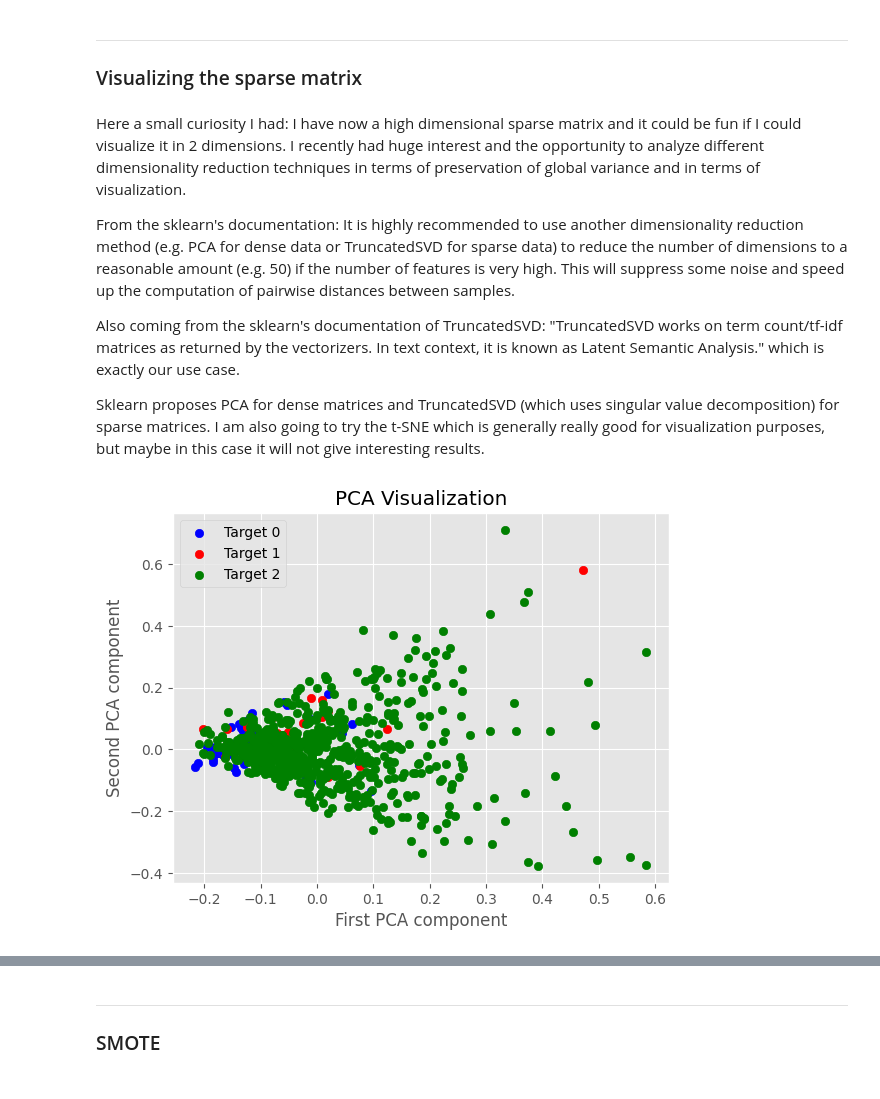
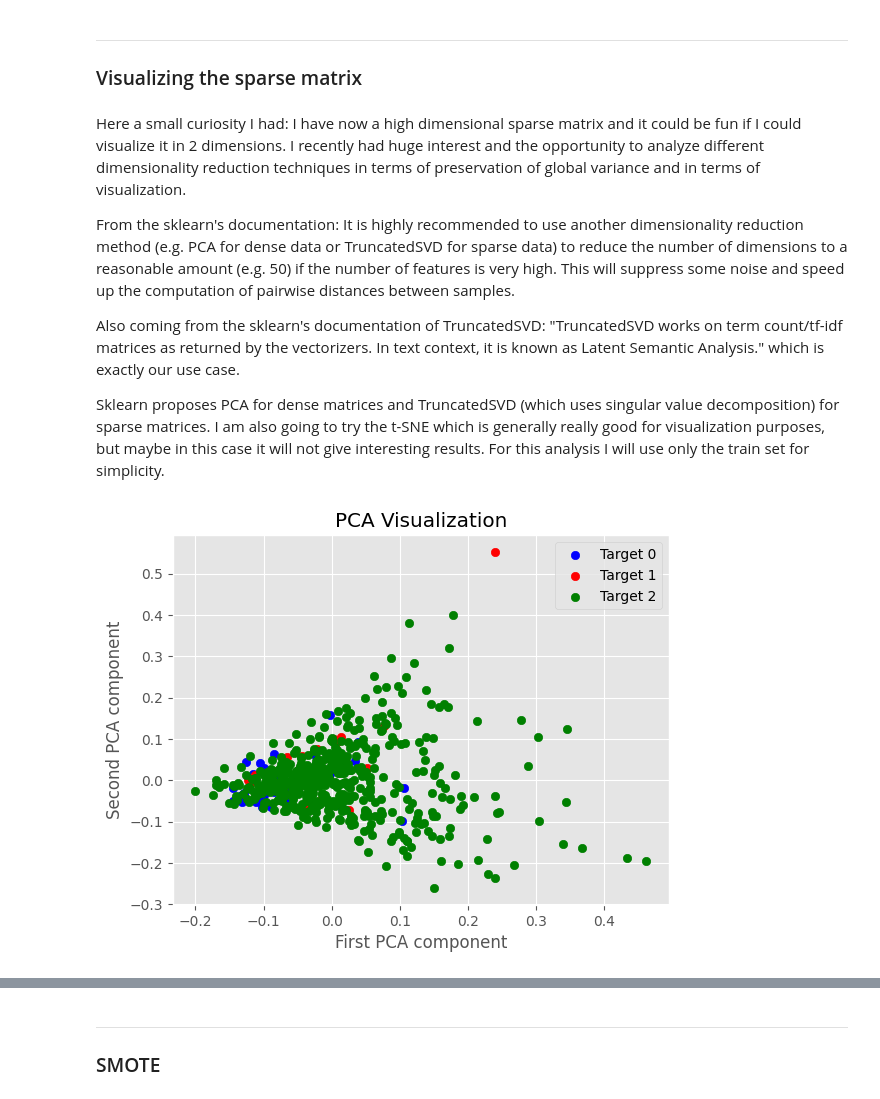
Before and after one commit to DavidAlexanderMoe/Sentiment-Analysis-and-Web-Scraping, a Jupyter notebook: Scripts/Analysis/3. Feature Engineering, Extraction and Selection.ipynb, the cells around one changed output, grey strips where cells are left out. Cells and saved outputs as stored; diff of their text form; code cells hidden in the pictures.

```diff
--- a/Scripts/Analysis/3. Feature Engineering, Extraction and Selection.ipynb
+++ b/Scripts/Analysis/3. Feature Engineering, Extraction and Selection.ipynb
@@ -149,0 +163,11 @@ X.shape
+# %%
+train, test = train_test_split(data,test_size=.2,random_state=42, shuffle=True)
+# %%
+tfidf = TfidfVectorizer(analyzer = "word", ngram_range=(1,3), max_features=10000)
+# I want the vectorizer to analyze words, unigrams-bigrams and trigrams, and at most 10000 n-grams
+# %%
+X_train = tfidf.fit_transform(train['Clean Review']).toarray()
+X_test = tfidf.transform(test['Clean Review']).toarray()
+
+y_train = train['Target']
+y_test = test['Target']
@@ -174,28 +206,28 @@ From the sklearn's documentation: It is highly recommended to use another dimens
 
 Also coming from the sklearn's documentation of TruncatedSVD: "TruncatedSVD works on term count/tf-idf matrices as returned by the vectorizers. In text context, it is known as Latent Semantic Analysis." which is exactly our use case.
 
-Sklearn proposes PCA for dense matrices and TruncatedSVD (which uses singular value decomposition) for sparse matrices. I am also going to try the t-SNE which is generally really good for visualization purposes, but maybe in this case it will not give interesting results.
+Sklearn proposes PCA for dense matrices and TruncatedSVD (which uses singular value decomposition) for sparse matrices. I am also going to try the t-SNE which is generally really good for visualization purposes, but maybe in this case it will not give interesting results. For this analysis I will use only the train set for simplicity.
 # %%
 pca = PCA(n_components=2, random_state=42)
-X_embedded_pca = pca.fit_transform(X.todense())
+X_embedded_pca = pca.fit_transform(X_train)
 # %%
 target_colors = ['blue', 'red', 'green']
-target_labels = df['Target'].values
+target_labels = y_train.values
 
 for value in set(target_labels):
     plt.scatter(
         X_embedded_pca[target_labels == value, 0],
         X_embedded_pca[target_labels == value, 1],
         color=target_colors[value],
         label=f"Target {value}"
     )
 
 plt.title("PCA Visualization")
 plt.xlabel("First PCA component")
 plt.ylabel("Second PCA component")
 plt.legend()
 plt.show()
 # %% [output]
-[figure, old version]
+[figure, new version]
 # %%
 svd = TruncatedSVD(n_components=2, random_state=42)
```
Also changed, not shown: parts of 38 cells of this notebook.
